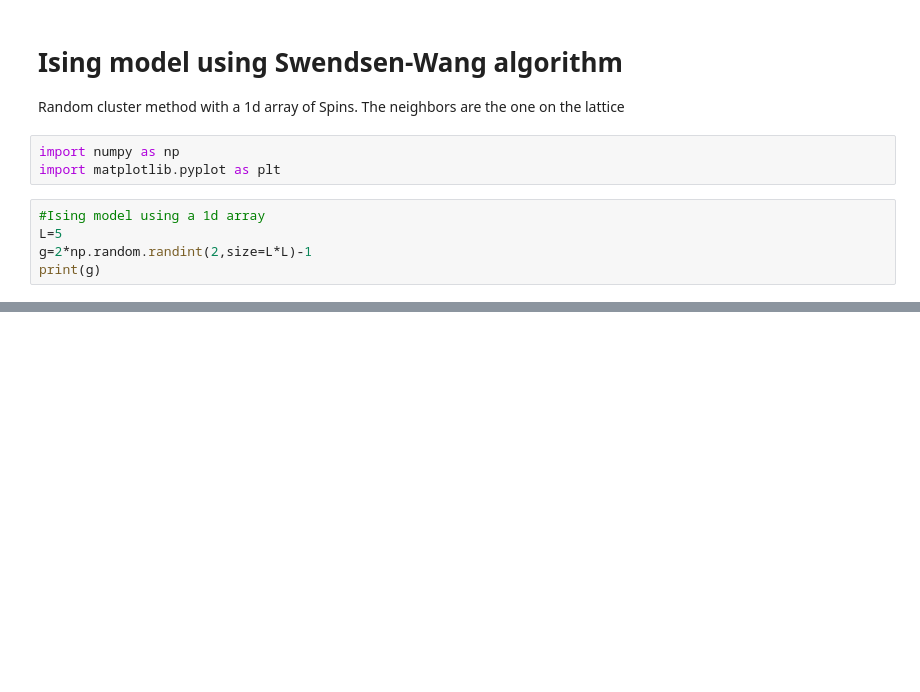
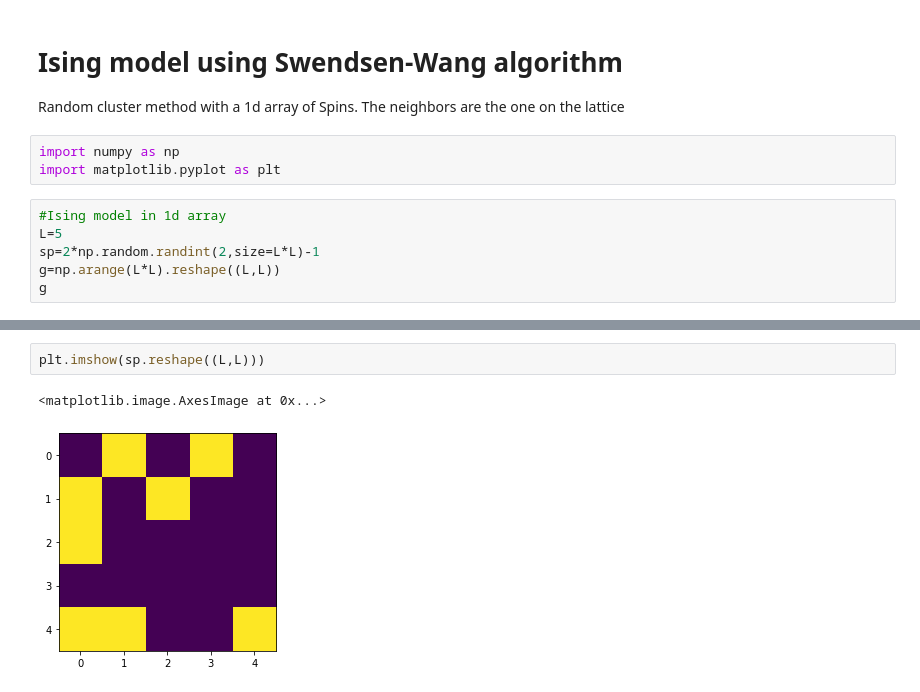
Before and after one commit to CarloGiorgio/Computational_Biolophysics, a Jupyter notebook: Clustering/ising_cluster.ipynb, the cells around one changed output, grey strips where cells are left out. Drawn from its saved outputs; the diff is of its cells as text; blank space fills up the shorter version.

```diff
--- a/Clustering/ising_cluster.ipynb
+++ b/Clustering/ising_cluster.ipynb
@@ -5,8 +7,9 @@ Random cluster method with a 1d array of Spins. The neighbors are the one on the
 import numpy as np
 import matplotlib.pyplot as plt
 # %%
-#Ising model using a 1d array
+#Ising model in 1d array
 L=5
-g=2*np.random.randint(2,size=L*L)-1
-print(g)
+sp=2*np.random.randint(2,size=L*L)-1
+g=np.arange(L*L).reshape((L,L))
+g
 # %% [output]
@@ -193 +124,6 @@ def cluster_creation_1(T,L,g):
+# %%
+plt.imshow(sp.reshape((L,L)))
+# %% [output]
+<matplotlib.image.AxesImage at 0x...>
+[figure, added]
 # %%
```
Also changed, not shown: parts of 21 cells of this notebook.
